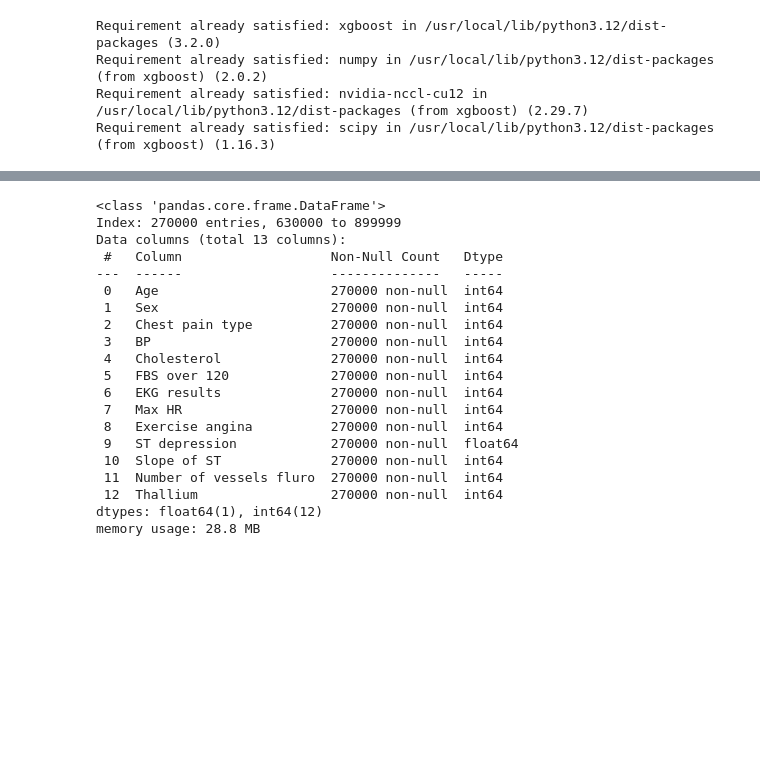
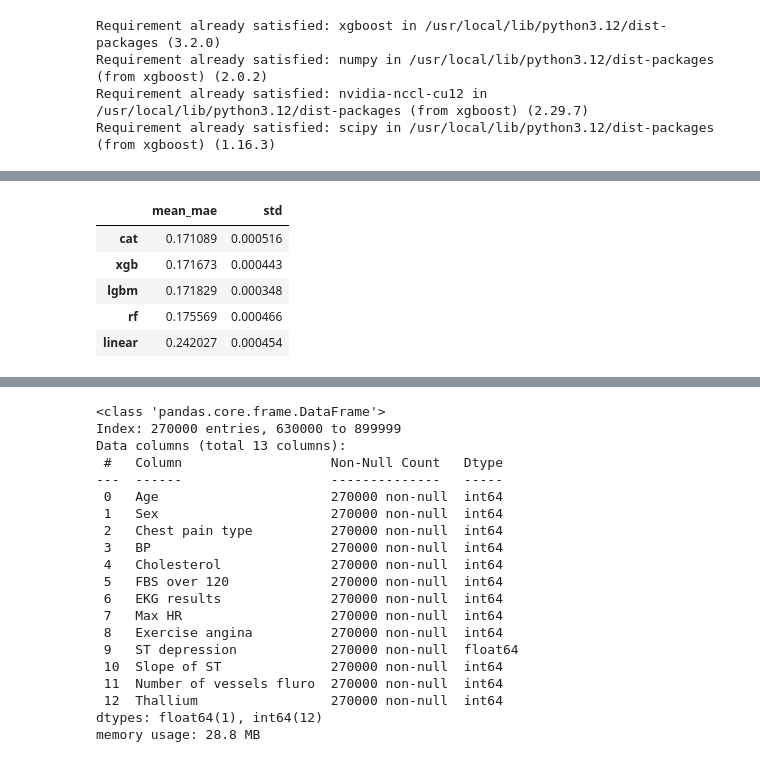
Before and after one commit to Leonanda1013/DataLoverz, a Jupyter notebook: Competition/Playground/Playground_HeartDisease.ipynb, the cells around one changed output, grey strips where cells are left out. Cells and saved outputs as stored; diff of their text form; code cells hidden in the pictures; blank space fills up the shorter version.

```diff
--- a/Competition/Playground/Playground_HeartDisease.ipynb
+++ b/Competition/Playground/Playground_HeartDisease.ipynb
@@ -205,0 +223,13 @@ plt.show()
+# %%
+from sklearn.metrics import mean_absolute_error
+
+results = {}
+
+for name, model in models.items():
+    model.fit(X_train, y_train)
+    preds = model.predict(X_valid)
+    mae = mean_absolute_error(y_valid, preds)
+
+    results[name] = mae
+
+results
@@ -205,0 +247,31 @@ plt.show()
+# %%
+from sklearn.model_selection import KFold, cross_val_score
+import pandas as pd
+import numpy as np
+
+kf = KFold(n_splits=5, shuffle=True, random_state=42)
+
+cv_results = {}
+
+for name, model in models.items():
+    scores = -cross_val_score(
+        model,
+        X, y,
+        cv=kf,
+        scoring='neg_mean_absolute_error',
+        n_jobs=-1
+    )
+
+    cv_results[name] = {
+        "mean_mae": scores.mean(),
+        "std": scores.std()
+    }
+
+pd.DataFrame(cv_results).T.sort_values("mean_mae")
+# %% [output]
+|  | mean_mae | std |
+| cat | 0.171089 | 0.000516 |
+| xgb | 0.171673 | 0.000443 |
+| lgbm | 0.171829 | 0.000348 |
+| rf | 0.175569 | 0.000466 |
+| linear | 0.242027 | 0.000454 |
```
Also changed, not shown: parts of 32 cells of this notebook.
